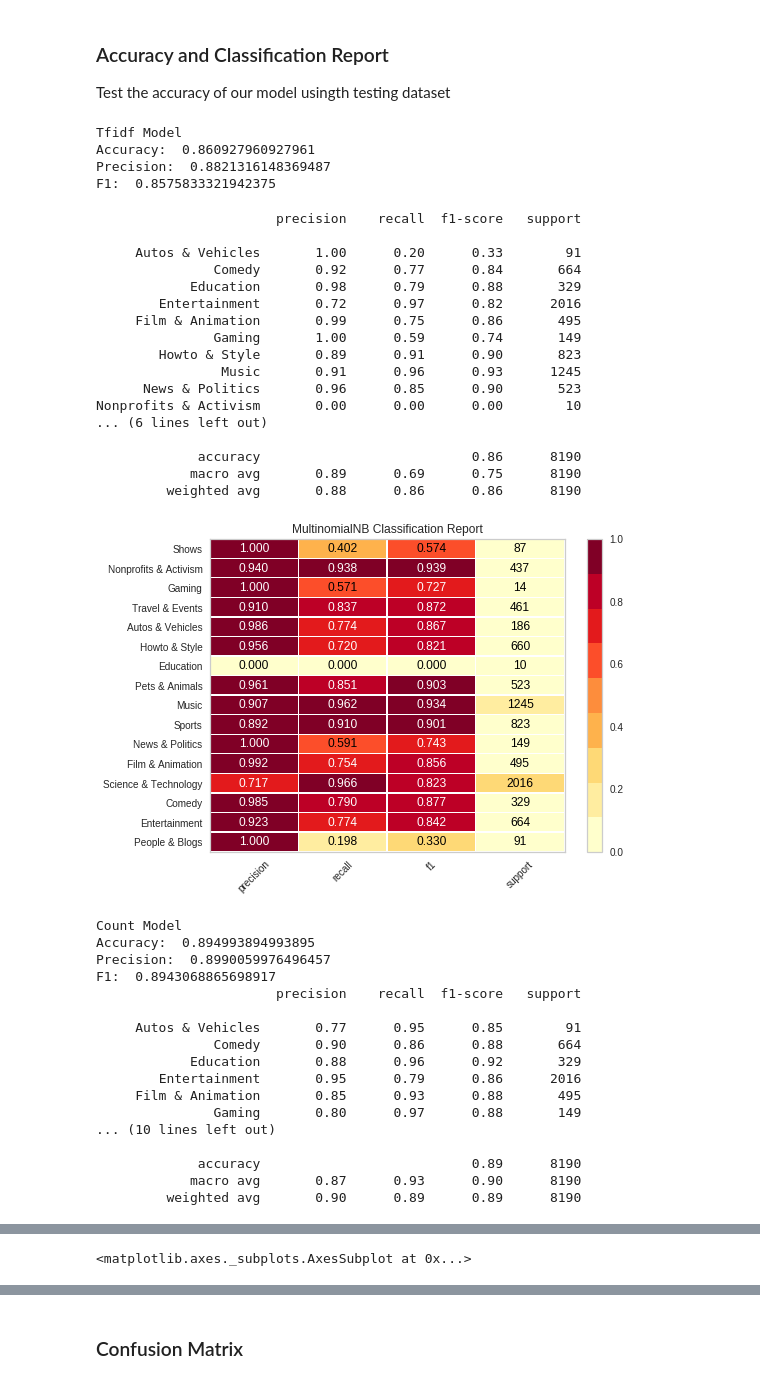
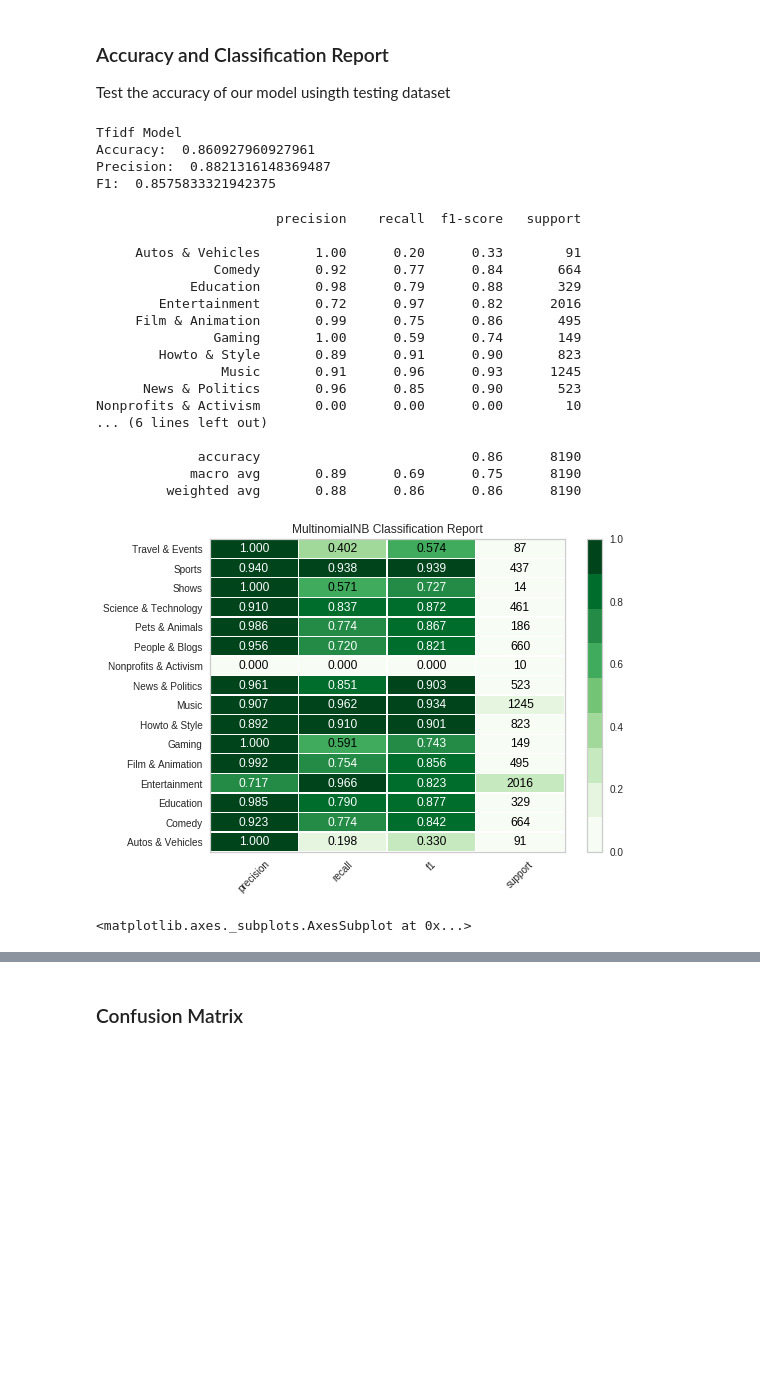
Before and after one commit to loc-vu/yt-trends, a Jupyter notebook: Naive Bayes Model.ipynb, the cells around one changed output, grey strips where cells are left out. Drawn from its saved outputs; the diff is of its cells as text; code cells hidden in the pictures; blank space fills up the shorter version.

```diff
--- a/Naive Bayes Model.ipynb
+++ b/Naive Bayes Model.ipynb
@@ -99,62 +99,33 @@ print("Accuracy: ", accuracy_score(y_test, pred_tfidf))
 print("Precision: ", metrics.precision_score(y_test, pred_tfidf, average='weighted'))
 print("F1: ", metrics.f1_score(y_test, pred_tfidf, average='weighted'))
 print(metrics.classification_report(y_test, pred_tfidf))
 
 
-visualizer = ClassificationReport(clf_tfidf, classes=target_names, support=True)
+visualizer = ClassificationReport(clf_tfidf, support=True, cmap='Greens')
 visualizer.fit(x_trained_tfidf_vector, y_train)
 visualizer.score(x_test_tfidf_vector, y_test)
 visualizer.show()
-
-
-pred_count = clf_count.predict(test_count_vector)
-print("Count Model")
-print("Accuracy: ", accuracy_score(y_test, pred_count))
-print("Precision: ", metrics.precision_score(y_test, pred_count, average='weighted'))
-print("F1: ", metrics.f1_score(y_test, pred_count, average='weighted'))
-print(metrics.classification_report(y_test, pred_count))
-
-visualizer = ClassificationReport(clf_count, support=True)
-visualizer.fit(train_count_vector, y_train)
-visualizer.score(test_count_vector, y_test)
-visualizer.show()
 # %% [output]
 Tfidf Model
 Accuracy:  0.860927960927961
 Precision:  0.8821316148369487
 F1:  0.8575833321942375
                        precision    recall  f1-score   support
 
      Autos & Vehicles       1.00      0.20      0.33        91
                Comedy       0.92      0.77      0.84       664
             Education       0.98      0.79      0.88       329
         Entertainment       0.72      0.97      0.82      2016
      Film & Animation       0.99      0.75      0.86       495
                Gaming       1.00      0.59      0.74       149
         Howto & Style       0.89      0.91      0.90       823
                 Music       0.91      0.96      0.93      1245
       News & Politics       0.96      0.85      0.90       523
 Nonprofits & Activism       0.00      0.00      0.00        10
 ... (6 lines left out)
 
              accuracy                           0.86      8190
             macro avg       0.89      0.69      0.75      8190
          weighted avg       0.88      0.86      0.86      8190
-[figure, old version]
+[figure, new version]
-Count Model
-Accuracy:  0.894993894993895
-Precision:  0.8990059976496457
-F1:  0.8943068865698917
-                       precision    recall  f1-score   support
-
-     Autos & Vehicles       0.77      0.95      0.85        91
-               Comedy       0.90      0.86      0.88       664
-            Education       0.88      0.96      0.92       329
-        Entertainment       0.95      0.79      0.86      2016
-     Film & Animation       0.85      0.93      0.88       495
-               Gaming       0.80      0.97      0.88       149
-... (10 lines left out)
-
-             accuracy                           0.89      8190
-            macro avg       0.87      0.93      0.90      8190
-         weighted avg       0.90      0.89      0.89      8190
+<matplotlib.axes._subplots.AxesSubplot at 0x...>
@@ -162 +131,0 @@ F1:  0.8943068865698917
-<matplotlib.axes._subplots.AxesSubplot at 0x...>
```
Also changed, not shown: parts of 10 cells of this notebook.
